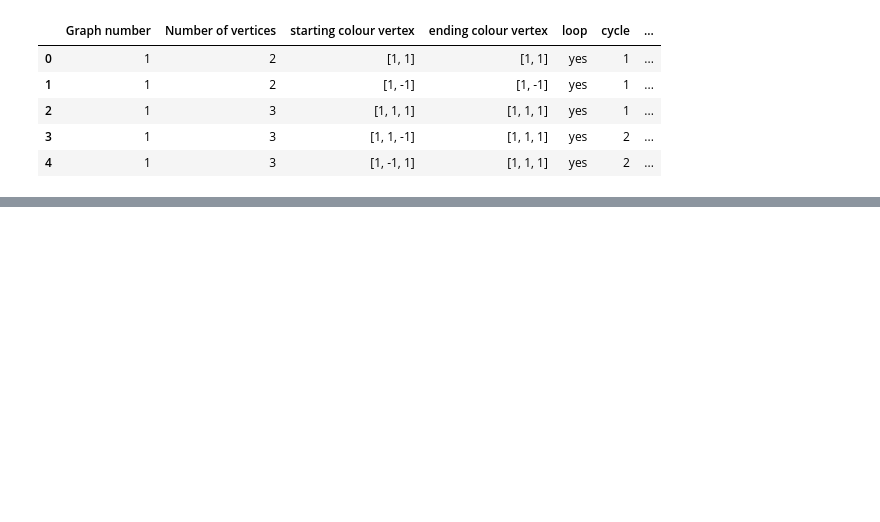
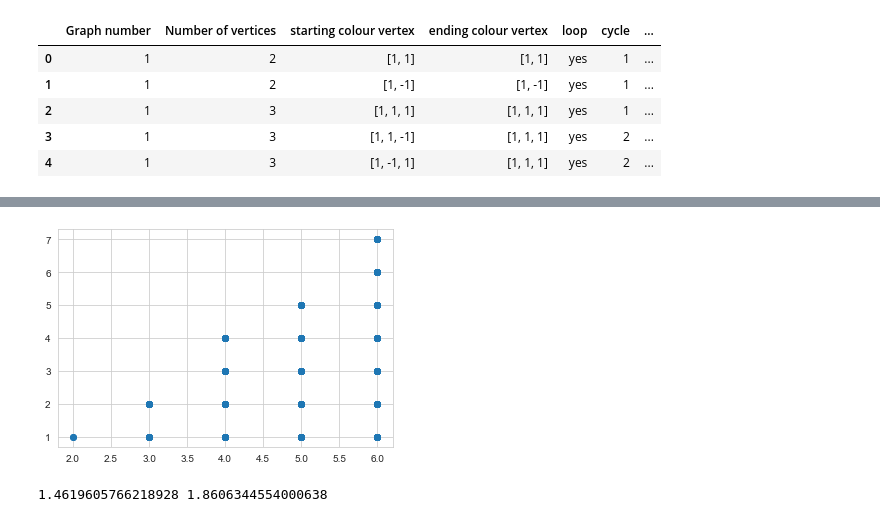
Before and after one commit to Sanskar-16/capstone, a Jupyter notebook: code/analysis.ipynb, the cells around one changed output, grey strips where cells are left out. Cells and saved outputs as stored; diff of their text form; code cells hidden in the pictures; blank space fills up the shorter version.

```diff
--- a/code/analysis.ipynb
+++ b/code/analysis.ipynb
@@ -28,0 +71,12 @@ sns.catplot(x="cycle", kind="count",
+# %%
+plt.scatter(x=df['Number of vertices'], y=df['cycle'], marker='o');
+# %% [output]
+[figure, added]
+# %%
+from scipy.stats import kurtosis, skew
+x = df['step time']
+kurt = kurtosis(x, fisher=True)
+skew = skew(x)
+print(kurt, skew)
+# %% [output]
+1.4619605766218928 1.8606344554000638
```
Also changed, not shown: parts of 7 cells of this notebook, 1 other file.
